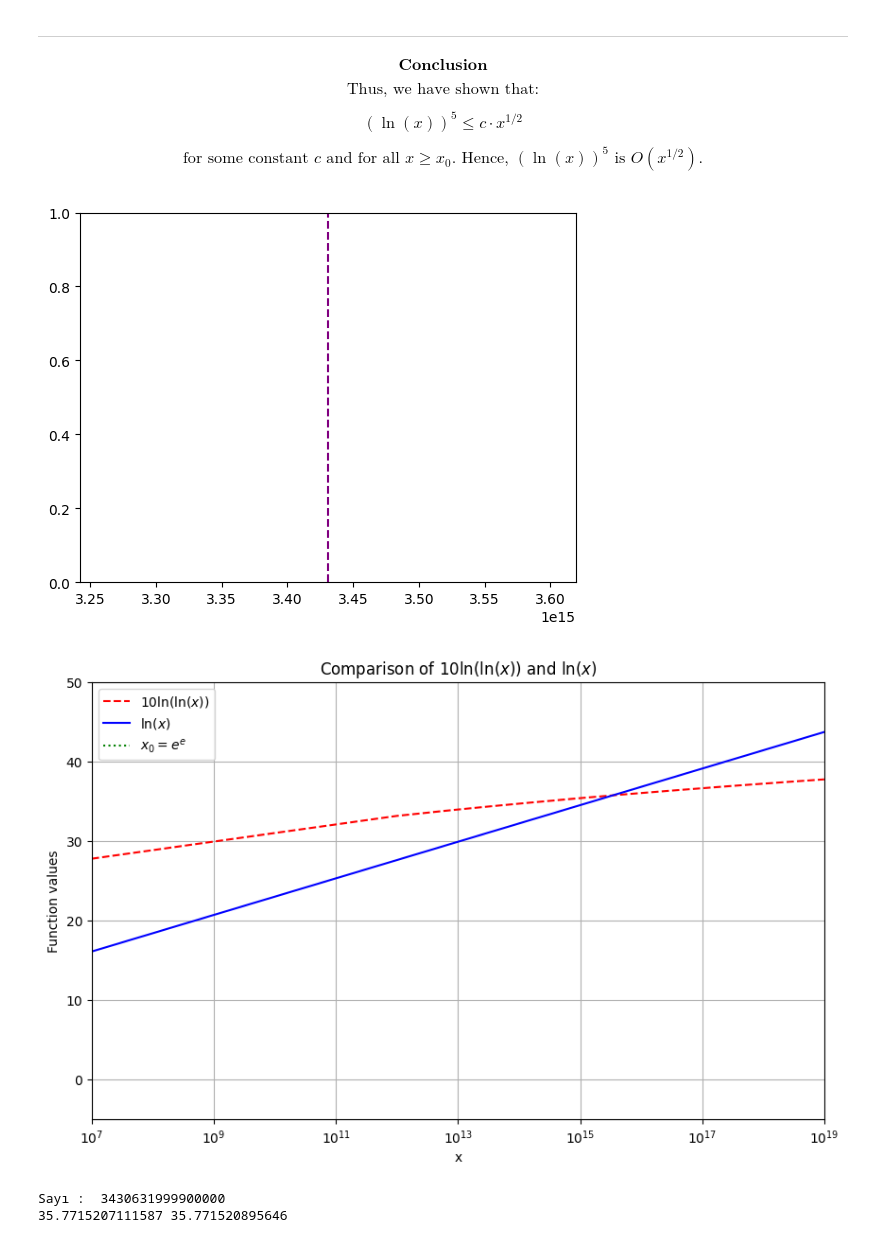
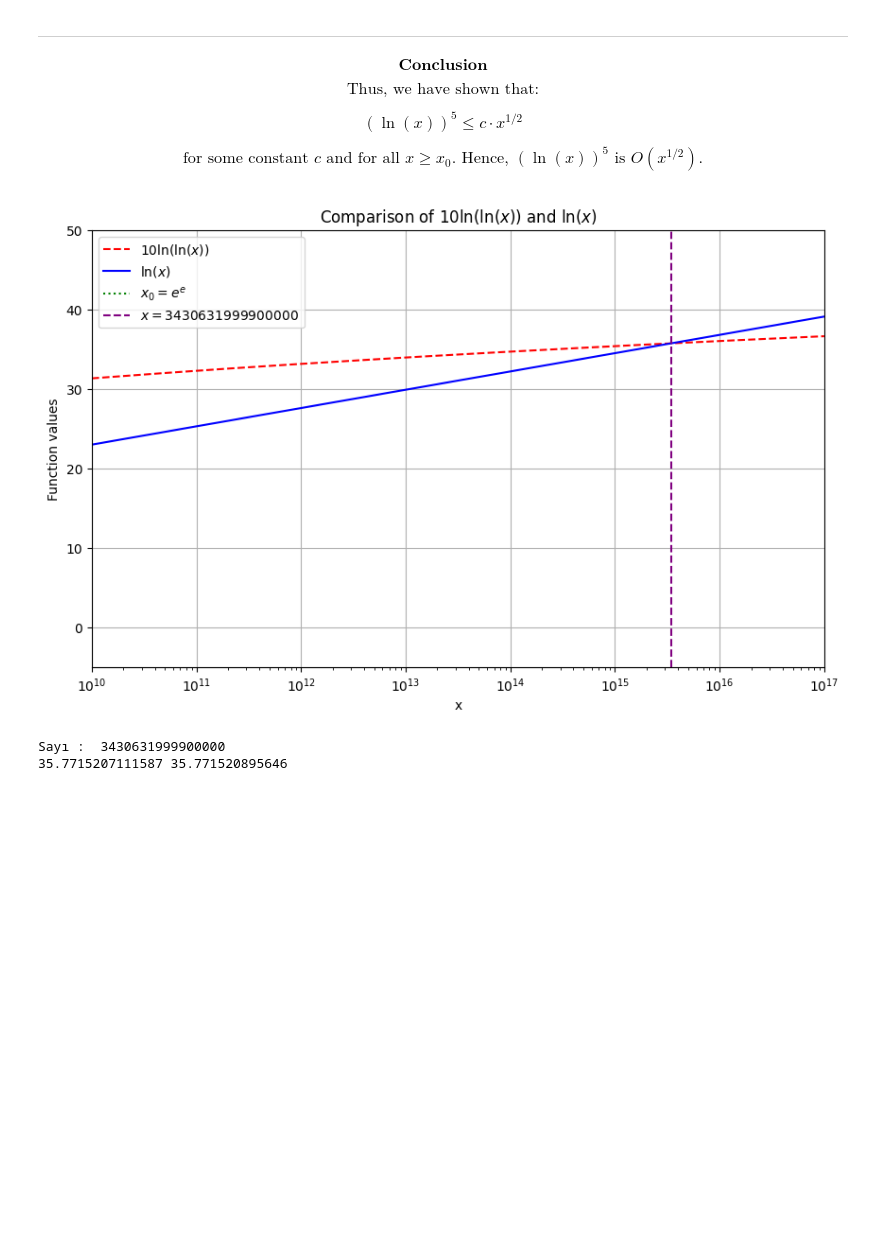
Before and after one commit to OmerFaruk-Celik/AlgoritmaAnalizi, a Jupyter notebook: FuncIncreaseSpeed.ipynb, the cells around one changed output. Saved outputs shown, nothing was run; the diff lists cells and outputs as text; code cells hidden in the pictures; blank space fills up the shorter version.

```diff
--- a/FuncIncreaseSpeed.ipynb
+++ b/FuncIncreaseSpeed.ipynb
@@ -183,43 +183,44 @@ import numpy as np
 import matplotlib.pyplot as plt
 
 # x değerlerini belirleyelim (e^e'den büyük değerler almalıyız)
-x = np.linspace(10000000, 10000000000000000000, 10000000)  # x ∈ [10, 1000] aralığında 1000 nokta
+x = np.linspace(10000000000, 100000000000000000, 10000000)  # x ∈ [10, 1000] aralığında 1000 nokta
 
 # Log fonksiyonlarını hesaplayalım
 ln_x = np.log(x)
 ln_ln_x = np.log(ln_x)
 
 # Sol taraf: 10 * ln(ln(x))
 lhs =  10*ln_ln_x
 
 # Sağ taraf: ln(x)
 rhs = ln_x
 
 
 
 
 
 # Grafiği çizelim
 plt.figure(figsize=(10, 6))
 plt.plot(x, lhs, label=r"$10 \ln(\ln(x))$", linestyle="dashed", color="red")
 plt.plot(x, rhs, label=r"$\ln(x)$", linestyle="solid", color="blue")
 
 # x_0 için dikey çizgi (yaklaşık x_0 = 20)
 plt.axvline(x=np.exp(np.exp(1)), color='green', linestyle="dotted", label=r"$x_0 = e^e$")
-
+# x = 3430631999900000 için dikey kesikli çizgi
+critical_x = 3430631999900000
+plt.axvline(x=critical_x, color='purple', linestyle="dashed", linewidth=1.5, label=f"$x = {critical_x}$")
 # Grafik detayları
 plt.xlabel("x")
 plt.ylabel("Function values")
 plt.title("Comparison of $10 \ln(\ln(x))$ and $\ln(x)$")
 plt.legend()
 plt.grid(True)
 plt.ylim(-5, 50)  # Görüntü açısından y eksenini sınırlayalım
-plt.xlim(10000000,10000000000000000000)
+plt.xlim(10000000000,100000000000000000)
 plt.xscale("log")  # Daha iyi görselleştirme için logaritmik x-ekseni kullan
 plt.show()
 # %% [output]
-[figure, old version]
+[figure, new version]
-[figure, removed]
 # %%
 for i in range(3430631999900000,3430632000000000):
     # Log fonksiyonlarını hesaplayalım
```
